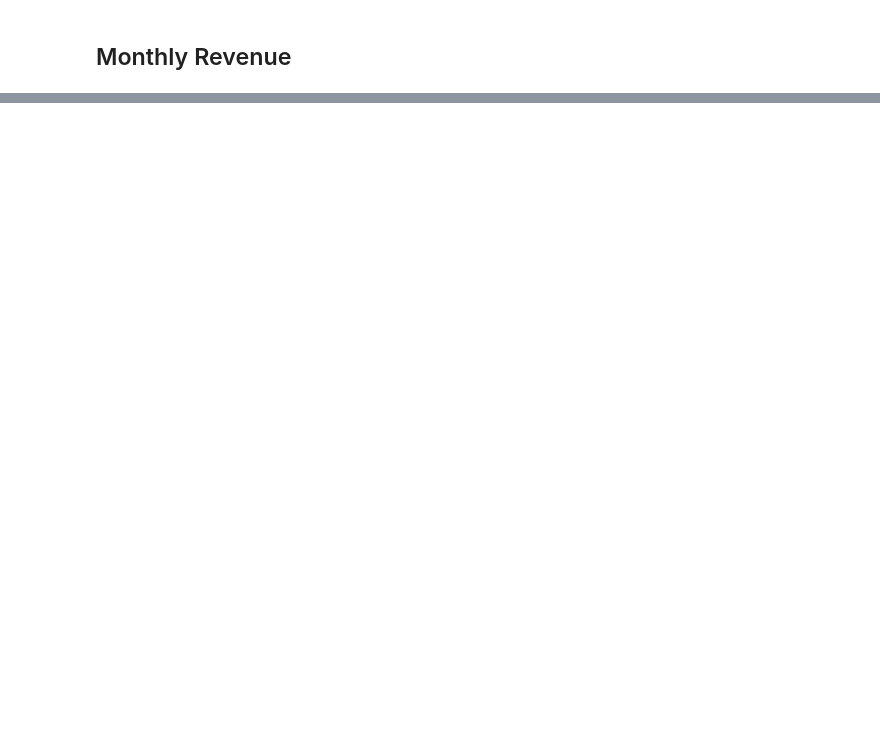
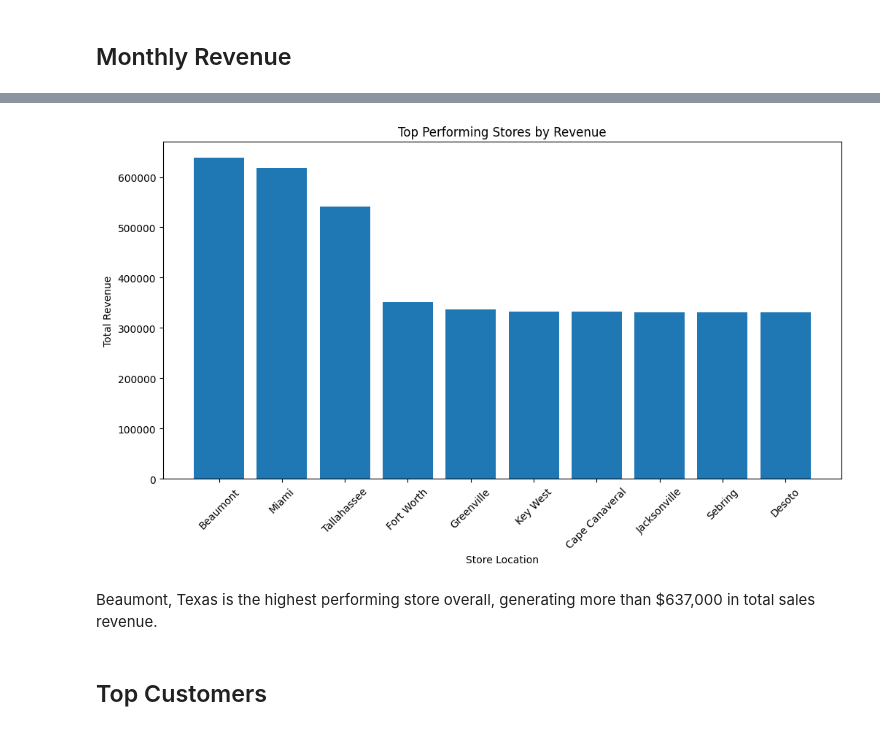
Before and after one commit to JulissaAlmaraz/Capstone_2, a Jupyter notebook: almarazflores_sales_analysis.ipynb, the cells around one changed output, grey strips where cells are left out. Cells and saved outputs as stored; diff of their text form; code cells hidden in the pictures; blank space fills up the shorter version.

```diff
--- a/almarazflores_sales_analysis.ipynb
+++ b/almarazflores_sales_analysis.ipynb
@@ -219 +269,21 @@ south_sales_sorted
+# %%
+top_stores = store_rankings.head(10).reset_index()
+plt.figure(figsize=(12,6))
+
+plt.bar(top_stores['Store Location'],
+        top_stores['Sale Amount'])
+
+plt.title('Top Performing Stores by Revenue')
+plt.xlabel('Store Location')
+plt.ylabel('Total Revenue')
+
+plt.xticks(rotation=45)
+
+plt.show()
+# %% [output]
+[figure, added]
+# %% [markdown]
+Beaumont, Texas is the highest performing store overall, generating more than $637,000 in total sales revenue.
+# %% [markdown]
+## Top Customers
 # %%
```
Also changed, not shown: parts of 16 cells of this notebook, 5 other files.
